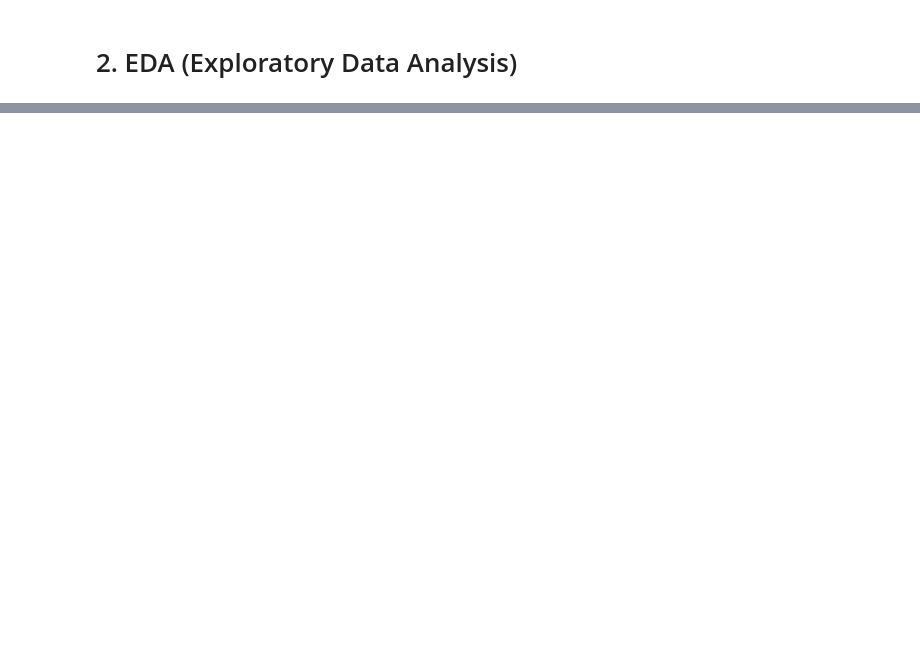
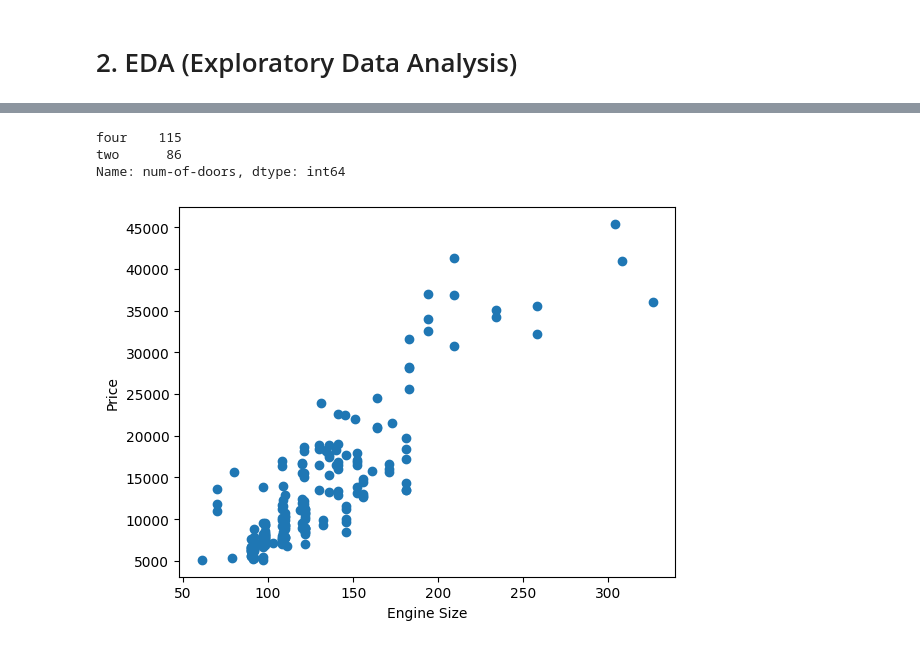
Before and after one commit to antadlp/intro_python_6_06_23, a Jupyter notebook: 10Abril_.ipynb, the cells around one changed output, grey strips where cells are left out. Saved outputs shown, nothing was run; the diff lists cells and outputs as text; code cells hidden in the pictures; blank space fills up the shorter version.

```diff
--- a/10Abril_.ipynb
+++ b/10Abril_.ipynb
@@ -53,2 +55,36 @@ $x_{1,2}=\cfrac{-B\pm\sqrt{B^{2}-4AC}}{2A}$
+# %%
+def function1(**kwargs):
+
+  default_value_for_x = np.linspace(1, 10, 10)
+  x = kwargs.get('x', default_value_for_x)
+
+  default_value_for_L = 3
+  L = kwargs.get('L', default_value_for_L)
+
+  default_value_for_n = 5
+  n = kwargs.get('n', default_value_for_n)
+
+  psi = (2/L)*np.sin((n*np.pi*x)/L)
+
+  return psi
+
+
+x = np.linspace(1, 10, 10)
+y = function1(x=x, n=8, L=10)
+y = function1(n=8, x=x, L=10)
+
+
+for sty in plt.style.available:
+    plt.style.use(sty)
+    print("====================")
+    print(sty)
+
+    plt.plot(x, y)
+    plt.xlabel("xlabel", fontsize=20)
+
+    # plt.xticks(fontsize=14)
+    # plt.yticks(fontsize=14)
+
+    plt.show()
 # %% [markdown]
 # 2. EDA (Exploratory Data Analysis)
@@ -60,0 +133,17 @@ df = pd.read_csv("/content/drive/MyDrive/intro_python_ds_6Abril/automobile.csv")
+# %%
+df["num-of-doors"].value_counts()
+# %% [output]
+four    115
+two      86
+Name: num-of-doors, dtype: int64
+# %%
+import pandas as pd
+import matplotlib.pyplot as plt
+
+
+plt.scatter(df['engine-size'],df['price'])
+plt.xlabel('Engine Size')
+plt.ylabel('Price')
+plt.show()
+# %% [output]
+[figure, added]
```
Also changed, not shown: parts of 39 cells of this notebook.
